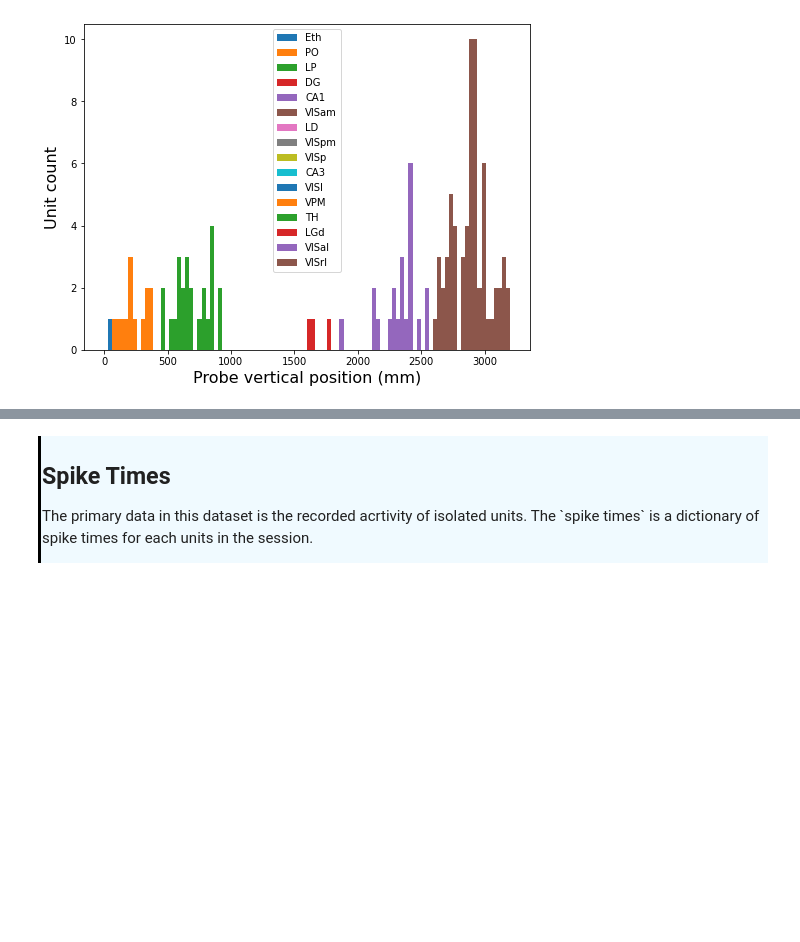
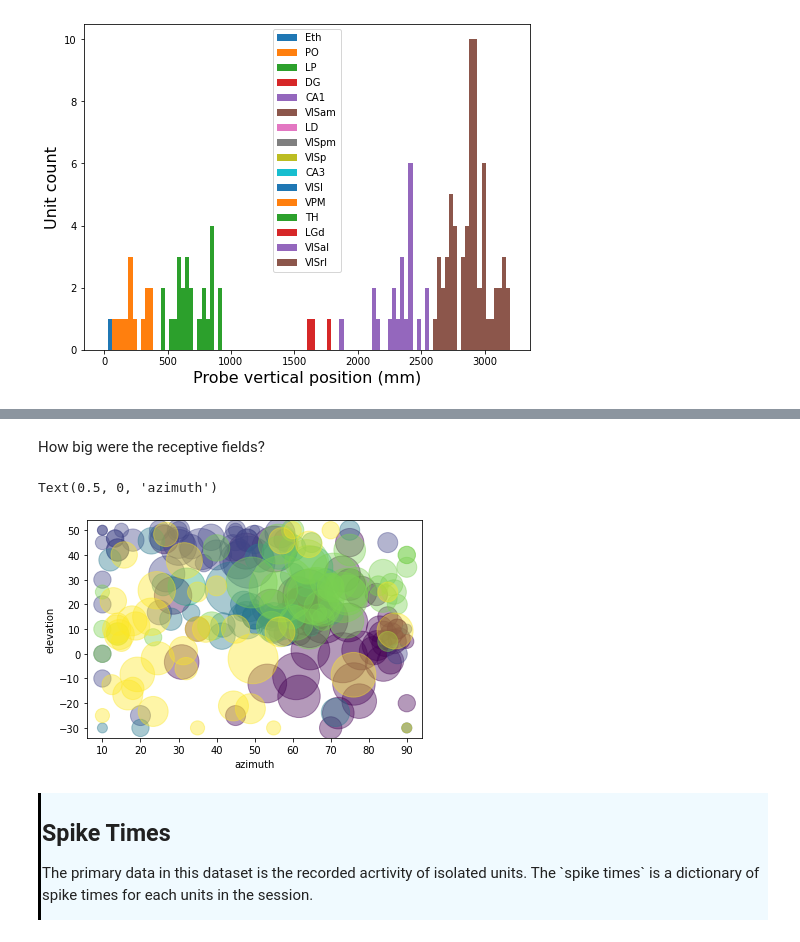
Before and after one commit to AllenInstitute/swdb_2021, a Jupyter notebook: DynamicBrain/Neuropixels_walkthrough.ipynb, the cells around one changed output, grey strips where cells are left out. Cells and saved outputs as stored; diff of their text form; code cells hidden in the pictures; blank space fills up the shorter version.

```diff
--- a/DynamicBrain/Neuropixels_walkthrough.ipynb
+++ b/DynamicBrain/Neuropixels_walkthrough.ipynb
@@ -379,3 +406,16 @@ plt.show()
+# %% [markdown]
+How big were the receptive fields?
+# %%
+plt.figure()
+#restrict to units with a significant receptive field
+#add receptive field size to the plot
+plt.scatter(x=good_units.azimuth_rf[rf_units],y=good_units.elevation_rf[rf_units],
+            s=good_units.area_rf[rf_units],c=good_units.probe_id[rf_units],alpha=0.4)
+plt.ylabel('elevation')
+plt.xlabel('azimuth')
+# %% [output]
+Text(0.5, 0, 'azimuth')
+[figure, added]
 # %% [markdown]
 <div style="border-left: 3px solid #000; padding: 1px; padding-left: 10px; background: #F0FAFF; ">
 
```
Also changed, not shown: parts of 18 cells of this notebook.
